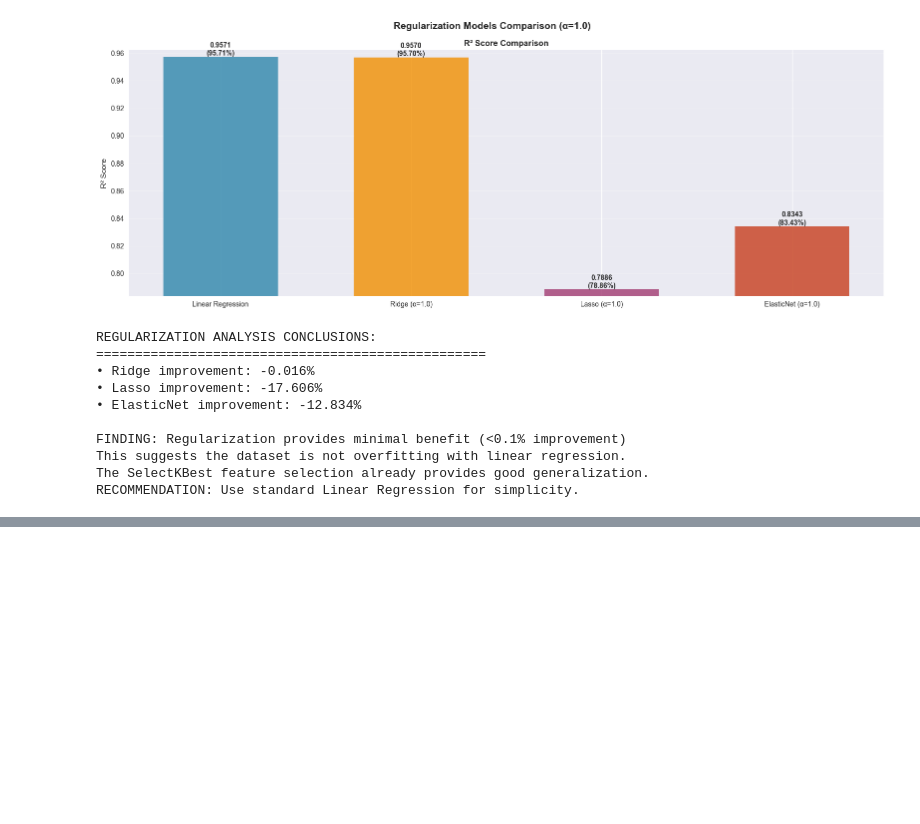
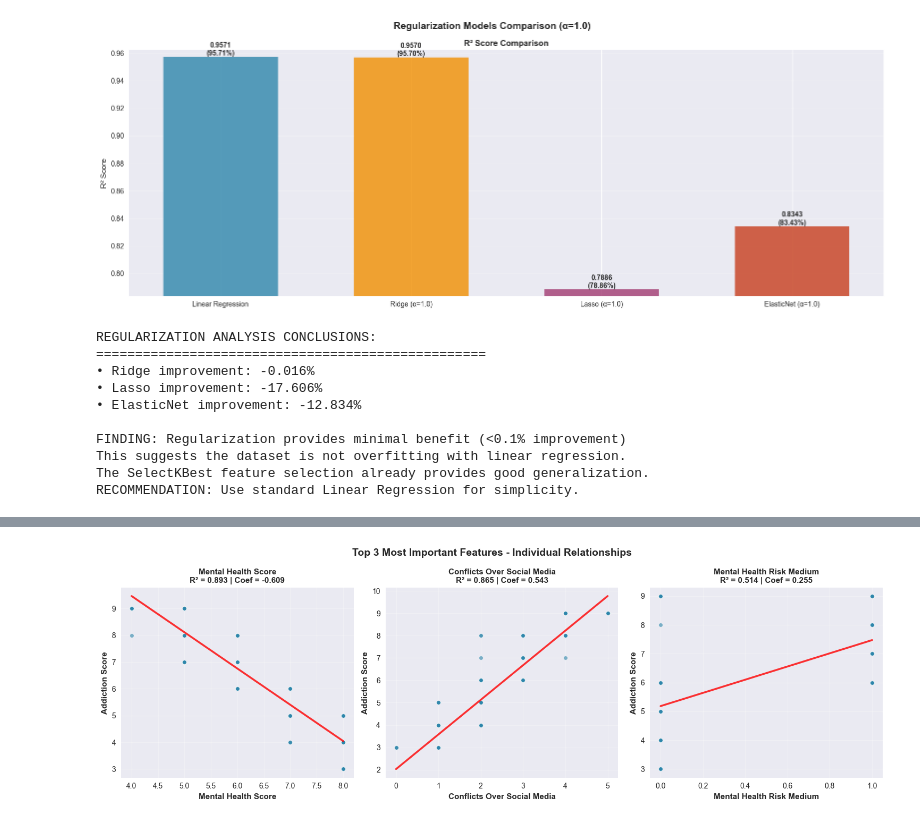
Before and after one commit to tsaqifimtinan/finalproject-kel-8-pm-d, a Jupyter notebook: linear-regression/linear_regression_analysis.ipynb, the cells around one changed output, grey strips where cells are left out. Cells and saved outputs as stored; diff of their text form; code cells hidden in the pictures; blank space fills up the shorter version.

```diff
--- a/linear-regression/linear_regression_analysis.ipynb
+++ b/linear-regression/linear_regression_analysis.ipynb
@@ -869,0 +986,99 @@ RECOMMENDATION: Use standard Linear Regression for simplicity.
+# %%
+# Top 3 Features Individual Analysis - Simplified
+print("\n" + "="*60)
+print("TOP 3 FEATURES INDIVIDUAL ANALYSIS")
+print("="*60)
+
+# Get selected features data
+X_selected_df = pd.DataFrame(X_train_best, columns=selected_feature_names)
+y_train_series = y_train.reset_index(drop=True)
+
+# Get top 3 features by absolute coefficient (more focused)
+coef_df_all = pd.DataFrame({
+    'Feature': selected_feature_names,
+    'Coefficient': final_model.coef_
+}).sort_values('Coefficient', key=abs, ascending=False)
+
+top_3_features = coef_df_all.head(3)['Feature'].tolist()
+
+# Create 1x3 subplot for top 3 features
+fig, axes = plt.subplots(1, 3, figsize=(15, 5))
+fig.suptitle('Top 3 Most Important Features - Individual Relationships',
+             fontsize=14, fontweight='bold')
+
+print(f"Analyzing the 3 most impactful features:")
+
+top_individual = []
+for i, feature_name in enumerate(top_3_features):
+    ax = axes[i]
+
+    # Get feature data
+    x_feature = X_selected_df[feature_name]
+
+    # Create scatter plot with better styling
+    ax.scatter(x_feature, y_train_series, alpha=0.6, color='#2E86AB', s=30, edgecolor='white', linewidth=0.5)
+
+    # Fit simple linear regression for this feature only
+    single_feature_model = LinearRegression()
+    x_feature_reshaped = x_feature.values.reshape(-1, 1)
+    single_feature_model.fit(x_feature_reshaped, y_train_series)
+
+    # Create regression line
+    x_range = np.linspace(x_feature.min(), x_feature.max(), 100)
+    y_pred_line = single_feature_model.predict(x_range.reshape(-1, 1))
+    ax.plot(x_range, y_pred_line, 'r-', linewidth=2.5, alpha=0.8)
+
+    # Calculate metrics
+    r2_single = single_feature_model.score(x_feature_reshaped, y_train_series)
+    multivariate_coef = coef_df_all[coef_df_all['Feature'] == feature_name]['Coefficient'].iloc[0]
+
+    # Clean feature name for display
+    display_name = feature_name.replace('_', ' ')
+
+    # Styling
+    ax.set_xlabel(display_name, fontweight='bold', fontsize=11)
+    ax.set_ylabel('Addiction Score', fontweight='bold', fontsize=11)
+    ax.set_title(f'{display_name}\nR² = {r2_single:.3f} | Coef = {multivariate_coef:.3f}',
+                fontweight='bold', fontsize=11)
+    ax.grid(True, alpha=0.3)
+
+    # Store for summary
+    top_individual.append({
+        'Feature': feature_name,
+        'Display_Name': display_name,
+        'R2': r2_single,
+        'Coefficient': multivariate_coef
+    })
+
+plt.tight_layout()
+plt.show()
+
+# Concise summary table
+print(f"\nTOP 3 FEATURES SUMMARY:")
+print(f"{'Feature':<25} {'Individual R²':<12} {'Coefficient':<12} {'Impact'}")
+print("-" * 65)
+
+for item in top_individual:
+    if item['Coefficient'] > 0.3:
+        impact = "Very Strong +"
+    elif item['Coefficient'] > 0.1:
+        impact = "Strong +"
+    elif item['Coefficient'] < -0.3:
+        impact = "Very Strong -"
+    elif item['Coefficient'] < -0.1:
+        impact = "Strong -"
+    else:
+        impact = "Moderate"
+
+    print(f"{item['Display_Name']:<25} {item['R2']:<12.3f} {item['Coefficient']:<12.3f} {impact}")
+
+# Key insight
+best_single = max(top_individual, key=lambda x: x['R2'])
+combined_improvement = (final_r2 - best_single['R2']) * 100
+
+print(f"\nKEY FINDINGS:")
+print(f"• Best single predictor: {best_single['Display_Name']} (R² = {best_single['R2']:.3f})")
+print(f"• Combined 9-feature model: R² = {final_r2:.3f}")
+print(f"• Improvement from feature combination: +{combined_improvement:.2f} percentage points")
+print(f"• Model captures {final_r2*100:.1f}% of addiction score variance")
+# %% [output]
@@ -869,0 +1089 @@ RECOMMENDATION: Use standard Linear Regression for simplicity.
+[figure, added]
```
Also changed, not shown: parts of 5 cells of this notebook.
